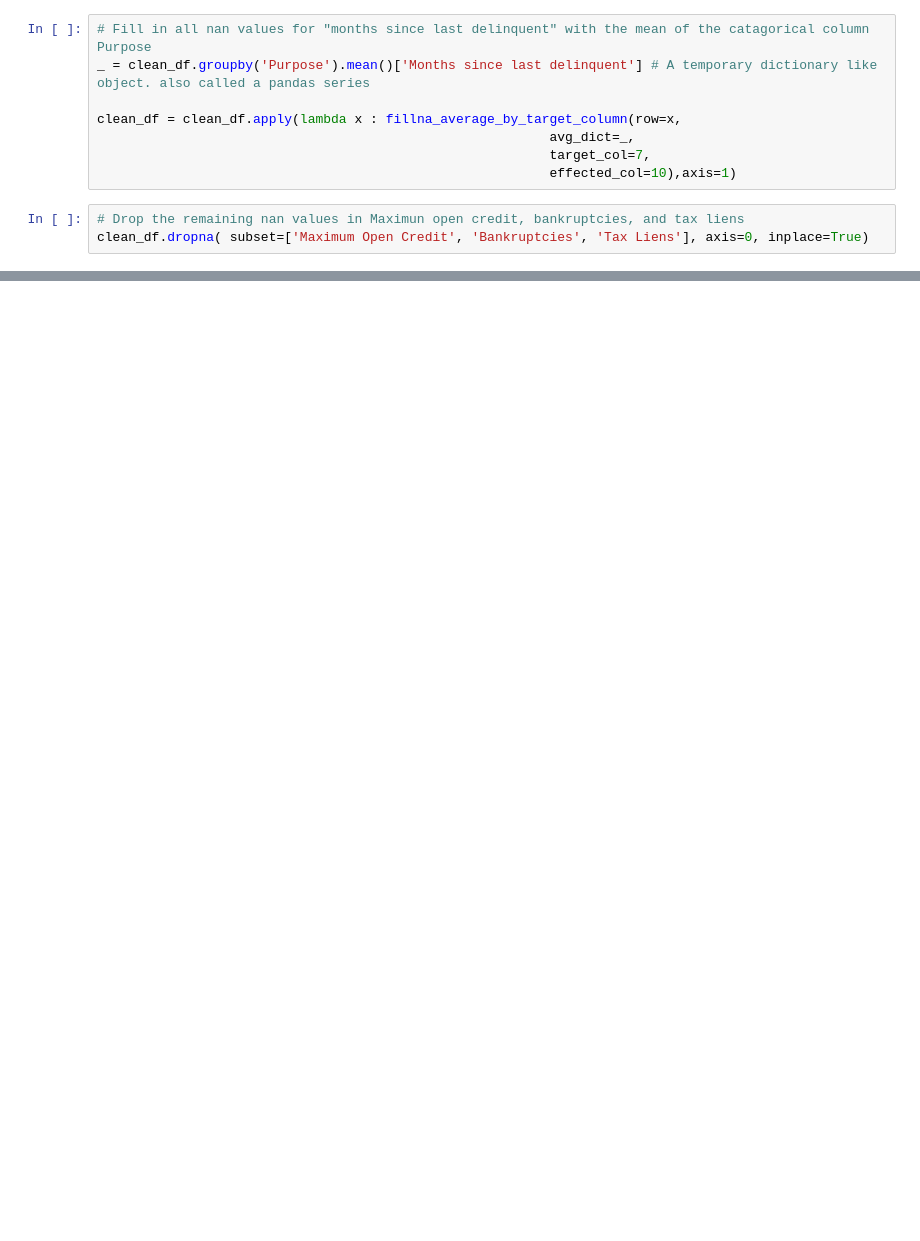
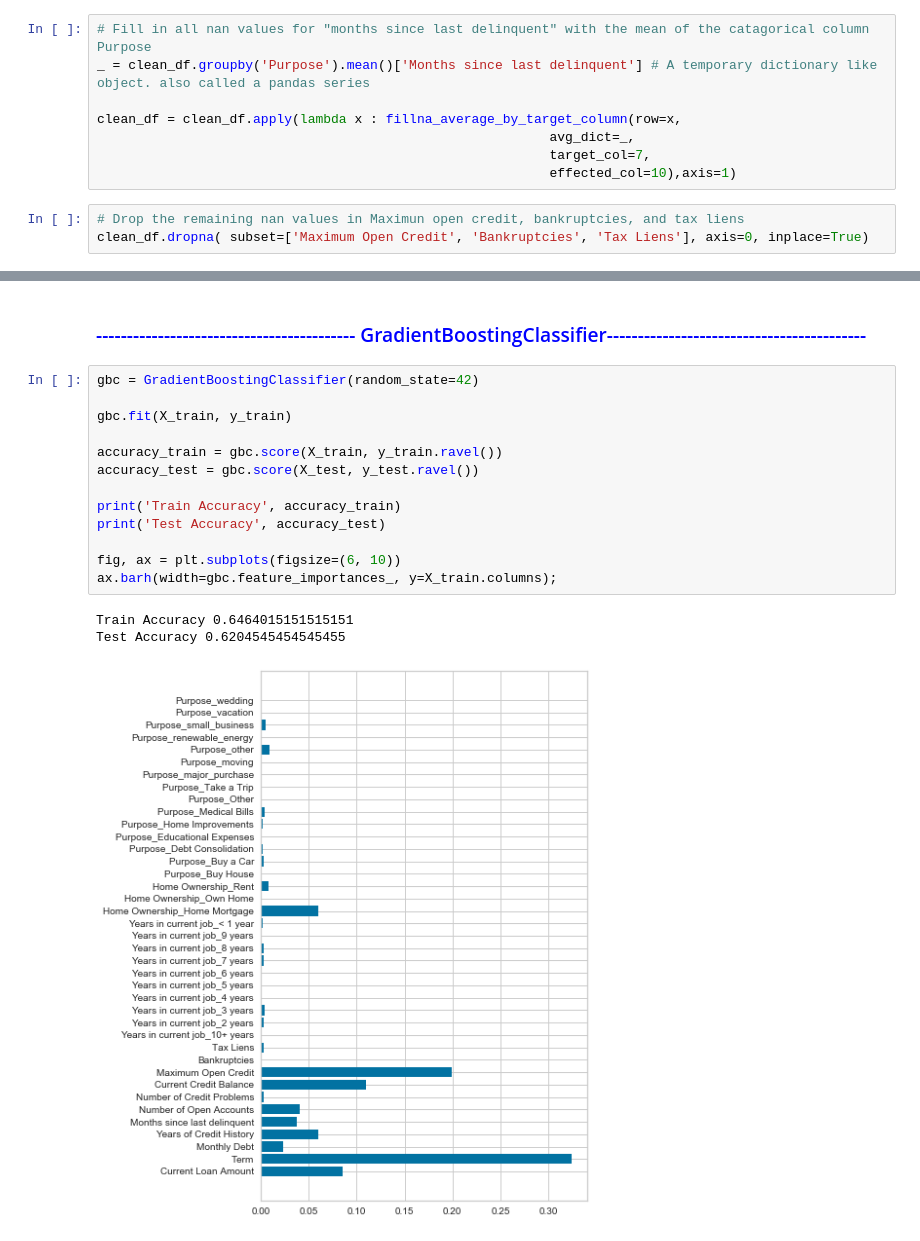
Before and after one commit to LaurentStar/Bank-Loans, a Jupyter notebook: master.ipynb, the cells around one changed output, grey strips where cells are left out. Saved outputs shown, nothing was run; the diff lists cells and outputs as text; blank space fills up the shorter version.

```diff
--- a/master.ipynb
+++ b/master.ipynb
@@ -97,0 +146,19 @@ memory usage: 3.1+ MB
+# %% [markdown]
+### <span style="color:blue">------------------------------------------ GradientBoostingClassifier------------------------------------------</span>
+# %%
+gbc = GradientBoostingClassifier(random_state=42)
+
+gbc.fit(X_train, y_train)
+
+accuracy_train = gbc.score(X_train, y_train.ravel())
+accuracy_test = gbc.score(X_test, y_test.ravel())
+
+print('Train Accuracy', accuracy_train)
+print('Test Accuracy', accuracy_test)
+
+fig, ax = plt.subplots(figsize=(6, 10))
+ax.barh(width=gbc.feature_importances_, y=X_train.columns);
+# %% [output]
+Train Accuracy 0.6464015151515151
+Test Accuracy 0.6204545454545455
+[figure, added]
```
Also changed, not shown: parts of 23 cells of this notebook.
